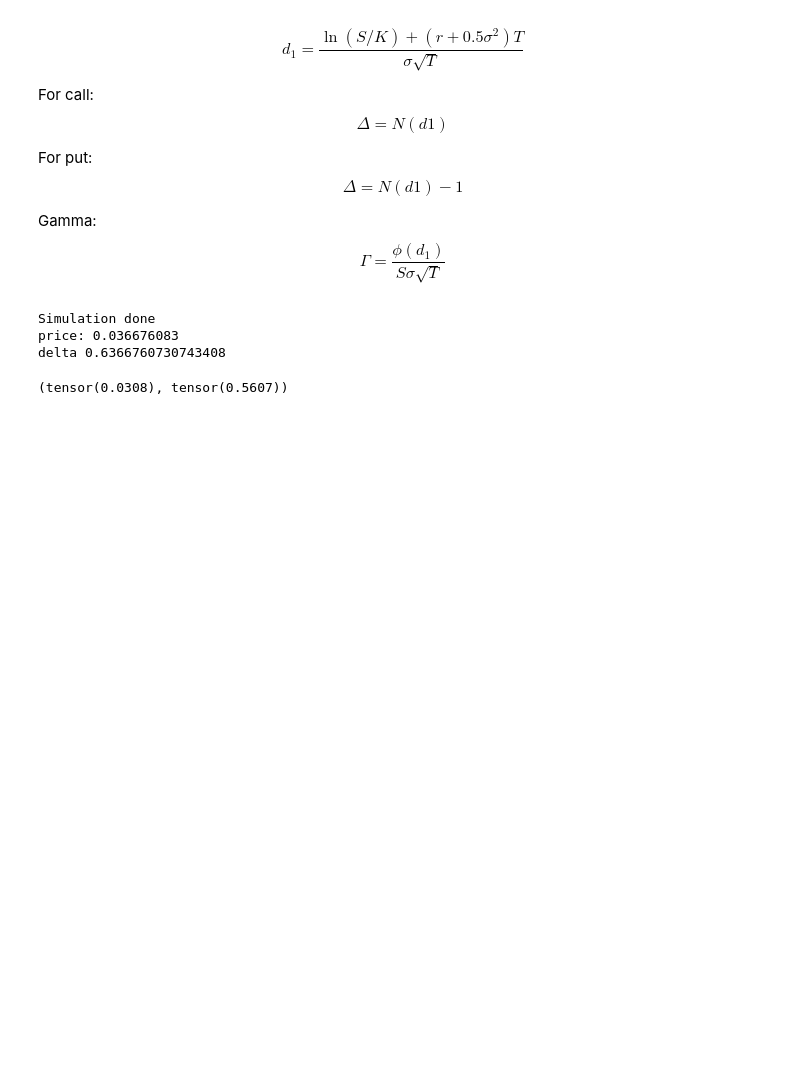
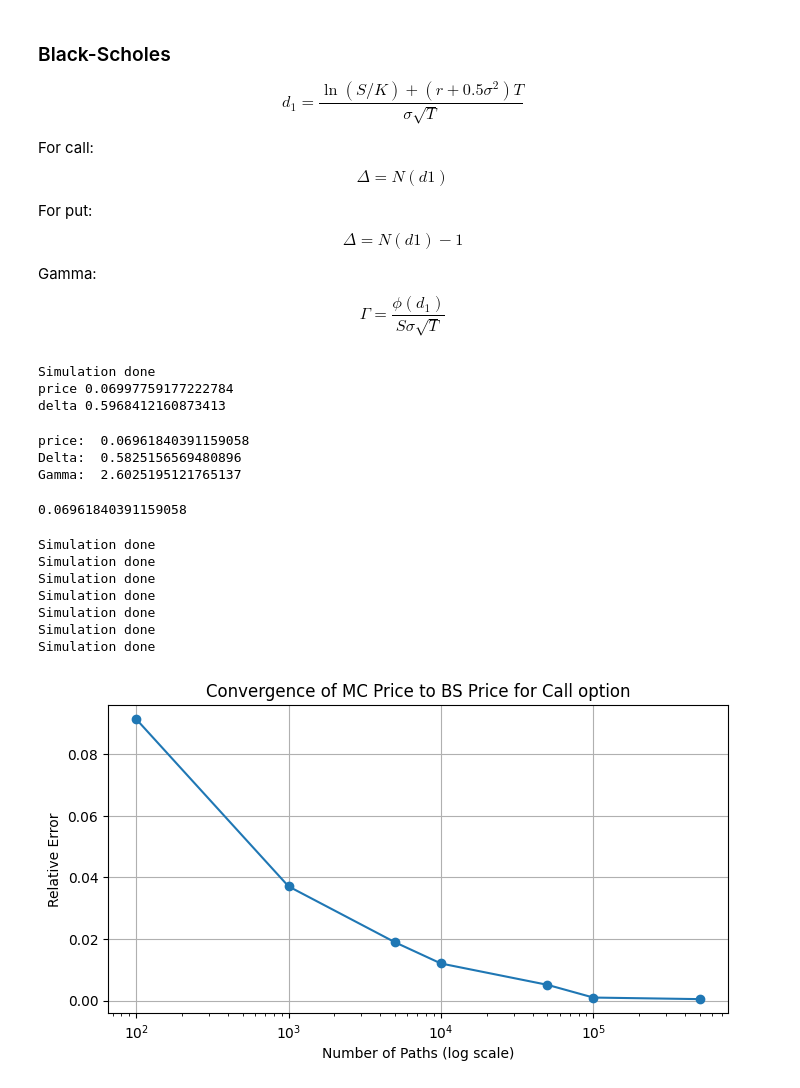
Before and after one commit to JackxTong/Black-Scholes-Cuda, a Jupyter notebook: bs.ipynb, the cells around one changed output. Drawn from its saved outputs; the diff is of its cells as text; code cells hidden in the pictures; blank space fills up the shorter version.

Commit message:
update option class with BS vs MC comparison

```diff
--- a/bs.ipynb
+++ b/bs.ipynb
@@ -47,4 +38,6 @@ $$
 # %% [markdown]
+### Black-Scholes
+
 $$
 d_1 = \frac{\ln(S / K) + (r + 0.5 \sigma^2) T}{\sigma \sqrt{T}}
 $$
@@ -63,30 +56,40 @@ Gamma:
 $$
 \Gamma = \frac{\phi(d_1)}{S \sigma \sqrt{T}}
 $$
-# %%
-from base import GBM, Option
-import torch
-import matplotlib.pyplot as plt
-
-mu, sig = 0.04, 0.15
-x0, strike = 1.0, 1.0
-call = Option(mu, sig, x0, strike, option_type='Call', device='cuda')
-call.simulate(n_paths=100, n_steps=20)
-print('price:', call.price().detach().cpu().numpy())
-print('delta', call.compute_delta())
-
-# call = Option(mu, sig, x0, strike, option_type='Call', device='cuda')
-# call.simulate(n_paths=100, n_steps=20)
-# print('delta and gamma', call.compute_Delta_and_Gamma())
-# %% [output]
-Simulation done
-price: 0.036676083
-delta 0.6366760730743408
 # %%
-from base import black_scholes
-mu, sig = 0.04, 0.15
+from base import GBM, Option
+import torch
+import matplotlib.pyplot as plt
+
+mu, sig = 0.02, 0.15
 x0, strike = 1.0, 1.0
-T = 0.2
-black_scholes(x0, strike, T, mu, sig, option_type='call', return_delta=True)
+dt, T = 0.01, 1.0
-# %% [output]
-(tensor(0.0308), tensor(0.5607))
+# %%
+call = Option(mu, sig, x0, strike, dt = 0.01, n_paths=100000, option_type='Call', device='cuda')
+call.simulate()
+call.compute_payoff()
+print('price', call.price)
+print('delta', call.compute_delta())
+# %% [output]
+Simulation done
+price 0.06997759177222784
+delta 0.5968412160873413
+# %%
+call.black_scholes(print_=True)
+# %% [output]
+price:  0.06961840391159058
+Delta:  0.5825156569480896
+Gamma:  2.6025195121765137
+0.06961840391159058
+# %%
+n_paths_values = [int(x) for x in [100, 1000, 5000, 10000, 50000, 1e5, 5e5]]
+call.plot_accuracy(n_paths_values)
+# %% [output]
+Simulation done
+Simulation done
+Simulation done
+Simulation done
+Simulation done
+Simulation done
+Simulation done
+[figure, added]
```
Also changed, not shown: parts of 5 cells of this notebook, 1 other file.
